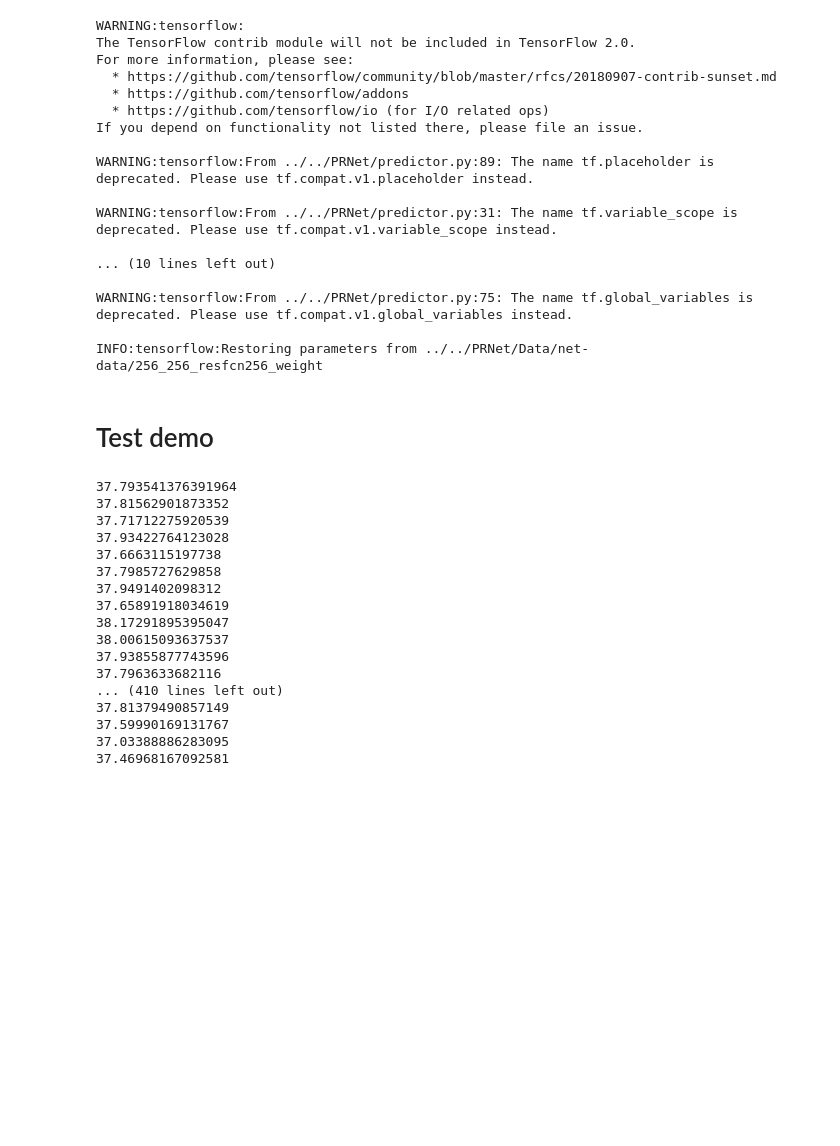
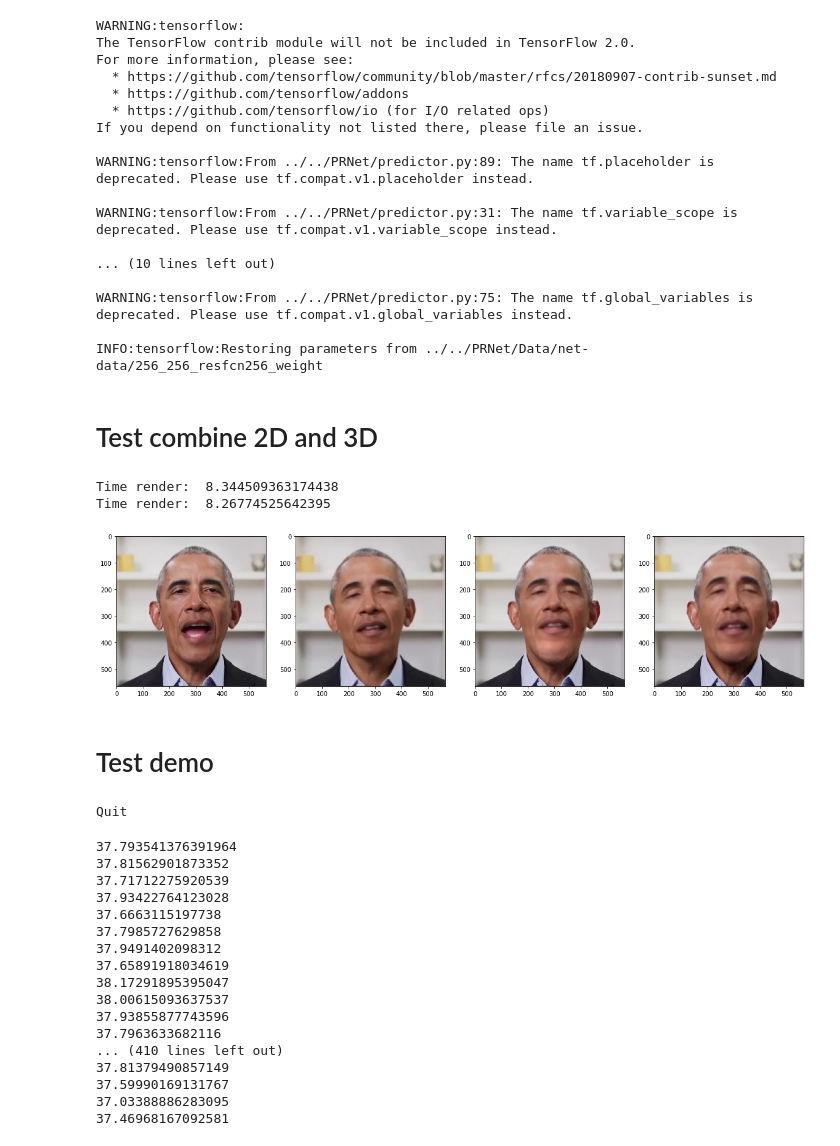
Before and after one commit to vuthede/first-order-model, a Jupyter notebook: notebooks/playing_around_data_backup.ipynb, the cells around one changed output. Drawn from its saved outputs; the diff is of its cells as text; code cells hidden in the pictures; blank space fills up the shorter version.

```diff
--- a/notebooks/playing_around_data_backup.ipynb
+++ b/notebooks/playing_around_data_backup.ipynb
@@ -18,7 +18,7 @@ import alignface
 import alignface
 
 import time
-def warp_face(img_in, img_ref):
+def warp_face(img_in, img_ref, align2D=False):
     #img_in is HD image
     # img_ref is synthesis image
     # Calculate position map and get pose and rotation matrix
@@ -29,13 +29,21 @@ def warp_face(img_in, img_ref):
     vertices2 = prn.get_vertices(pos2)
     cam_mat2, pose2, R2 = estimate_pose(vertices2)
 
+    lmk1 = prn.get_landmarks(pos1)
+    lmk2 = prn.get_landmarks(pos2)
+
+
     # Rotation 3D vertices
     warp_vertices = np.matmul(np.matmul(vertices2,R2), np.linalg.inv(R1))
+    warp_lmk = np.matmul(np.matmul(lmk2,R2), np.linalg.inv(R1))
+
 
     # Do translation
     center2_warp_pt = np.mean(warp_vertices, axis=0)
     center1_pt = np.mean(vertices1, axis=0)
     warp_vertices = warp_vertices - (center2_warp_pt - center1_pt)
+    warp_lmk = warp_lmk - (center2_warp_pt - center1_pt)
+
 
     # Render new synthesis image after doing transformation
     # t1 = time.time()
@@ -53,6 +61,16 @@ def warp_face(img_in, img_ref):
     new_image = render_texture(warp_vertices.T, color.T, prn.triangles.T, h, w, c = 3)
     print("Time render: ", time.time()-t1)
     facemask = render_texture(warp_vertices.T, color_mask.T, prn.triangles.T, h, w, c = 3)
+
+    if align2D:
+        cv2.imshow("After 3d", new_image)
+        # Align 2d
+
+        M,loss=alignface.fit_face_landmarks(warp_lmk[:,:2][:,::-1],lmk1[:,:2][:,::-1],image_dims=img_in.shape[:2])
+        new_image = alignface.warp_to_template(new_image,M,border_value=(0.5,0.5,0.5),image_dims=img_in.shape)
+        facemask = alignface.warp_to_template(facemask,M,border_value=(0.5,0.5,0.5),image_dims=img_in.shape)
+        cv2.imshow("After 3d--2d", new_image)
+
 
     # Using seamlessCloning to blending images
     vis_ind = np.argwhere(facemask>0)
@@ -148,6 +166,28 @@ WARNING:tensorflow:From ../../PRNet/predictor.py:31: The name tf.variable_scope
 WARNING:tensorflow:From ../../PRNet/predictor.py:75: The name tf.global_variables is deprecated. Please use tf.compat.v1.global_variables instead.
 
 INFO:tensorflow:Restoring parameters from ../../PRNet/Data/net-data/256_256_resfcn256_weight
+# %% [markdown]
+# Test combine 2D and 3D
+# %%
+hd = cv2.imread("/home/vuthede/Desktop/3D/input/5.png")
+syn = cv2.imread("/home/vuthede/Desktop/3D/ref/5.png")
+
+warp3d = warp_face(hd, syn)
+warp3d_2dalign = warp_face(hd, syn, True)
+
+fig, ax = plt.subplots(1,4, figsize=(20,5))
+ax[0].imshow(hd[:,:,::-1])
+ax[1].imshow(syn[:,:,::-1])
+ax[2].imshow(warp3d[:,:,::-1])
+ax[3].imshow(warp3d_2dalign[:,:,::-1])
+
+k = cv2.waitKey(0)
+if k==27:
+    cv2.destroyAllWindows()
+# %% [output]
+Time render:  8.344509363174438
+Time render:  8.26774525642395
+[figure, added]
 # %% [markdown]
 # Test demo
 # %%
@@ -210,14 +250,14 @@ while True:
             out.release()
             break
 
-        warp, transform = warp_face_2D(hd, syn)
+        warp = warp_face_2D(hd, syn)
 
-        concat = np.hstack([hd, syn,transform, warp])
+        concat = np.hstack([hd, syn, warp])
 
         cv2.imshow("hd", hd)
         cv2.imshow("syn", syn)
         cv2.imshow("warp", warp)
-        cv2.imshow("transform", transform)
+        # cv2.imshow("transform", transform)
         cv2.imshow("concat", concat)
         out.write(concat)
 
@@ -231,6 +271,8 @@ while True:
 
 out.release()
 cv2.destroyAllWindows()
+# %% [output]
+Quit
 # %%
 from math import log10, sqrt
 def PSNR(original, compressed):
```
Also changed, not shown: 4 other files.
